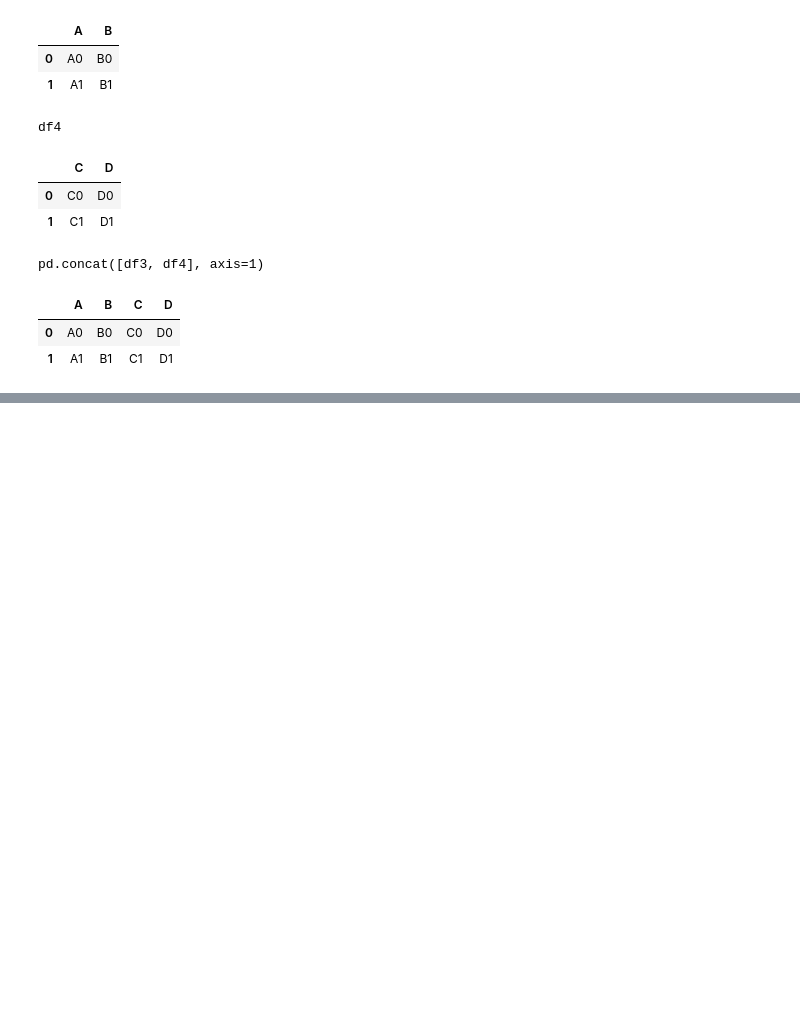
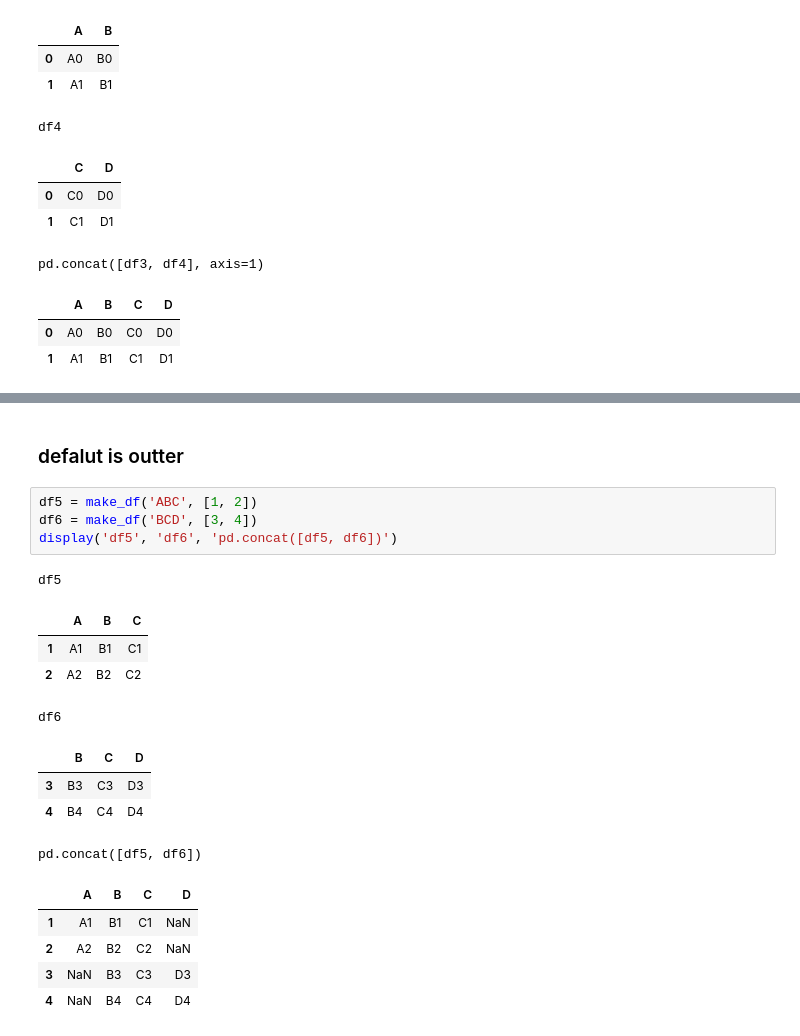
Before and after one commit to zzuse/coderunner, a Jupyter notebook: pandas/6.Concat-And-Append.ipynb, the cells around one changed output, grey strips where cells are left out. Drawn from its saved outputs; the diff is of its cells as text; blank space fills up the shorter version.

Commit message:
Concat

```diff
--- a/pandas/6.Concat-And-Append.ipynb
+++ b/pandas/6.Concat-And-Append.ipynb
@@ -116,0 +180,21 @@ pd.concat([df3, df4], axis=1)
+# %% [markdown]
+### defalut is outter
+# %%
+df5 = make_df('ABC', [1, 2])
+df6 = make_df('BCD', [3, 4])
+display('df5', 'df6', 'pd.concat([df5, df6])')
+# %% [output]
+df5
+|  | A | B | C |
+| 1 | A1 | B1 | C1 |
+| 2 | A2 | B2 | C2 |
+df6
+|  | B | C | D |
+| 3 | B3 | C3 | D3 |
+| 4 | B4 | C4 | D4 |
+pd.concat([df5, df6])
+|  | A | B | C | D |
+| 1 | A1 | B1 | C1 | NaN |
+| 2 | A2 | B2 | C2 | NaN |
+| 3 | NaN | B3 | C3 | D3 |
+| 4 | NaN | B4 | C4 | D4 |
```
Also changed, not shown: parts of 8 cells of this notebook.
